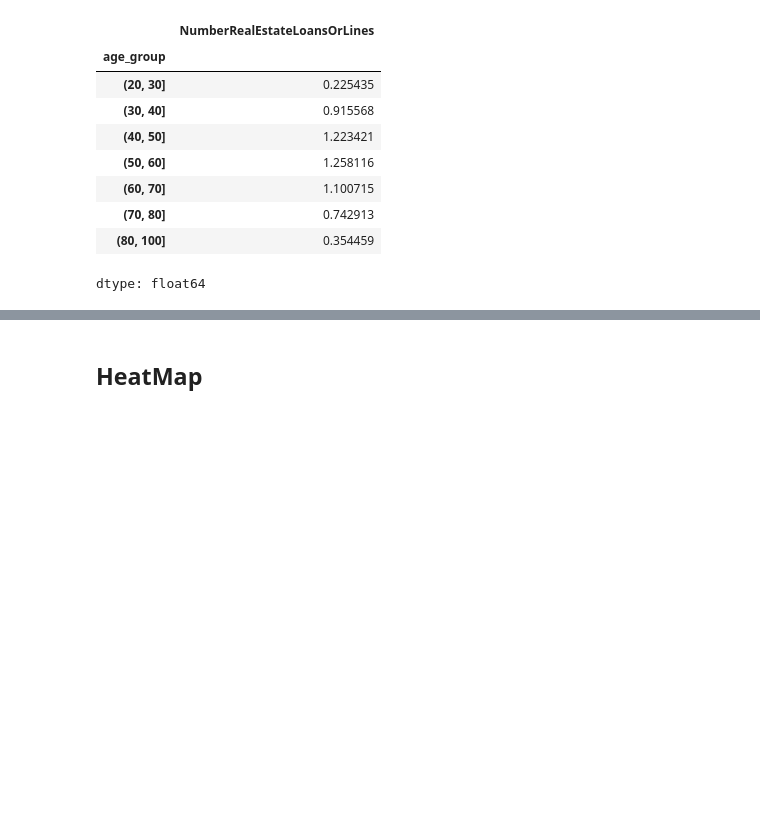
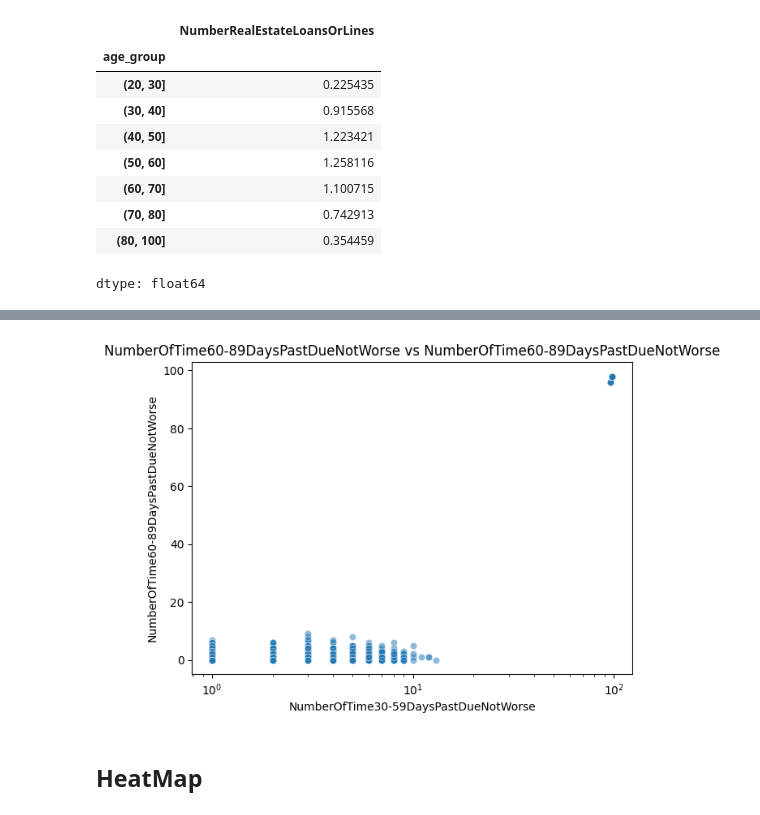
Before and after one commit to THEWACHER1103/analisis_crediticio, a Jupyter notebook: Analisis_crediticio.ipynb, the cells around one changed output, grey strips where cells are left out. Cells and saved outputs as stored; diff of their text form; code cells hidden in the pictures; blank space fills up the shorter version.

```diff
--- a/Analisis_crediticio.ipynb
+++ b/Analisis_crediticio.ipynb
@@ -406,0 +440,6 @@ dtype: float64
+# %%
+df[['age', 'NumberOfDependents']].corr(method='spearman')
+df['age_group'] = pd.cut(
+    df['age'],
+    bins=[20,30,40,50,60,70,80,100])
+df.groupby('age_group')['NumberOfDependents'].mean()
@@ -407,3 +471,12 @@ dtype: float64
+# %%
+plt.figure(figsize=(7,5))
+sns.scatterplot(data=df, y='NumberOfTime60-89DaysPastDueNotWorse', x='NumberOfTime30-59DaysPastDueNotWorse', alpha=0.5)
+plt.title('NumberOfTime60-89DaysPastDueNotWorse vs NumberOfTime60-89DaysPastDueNotWorse')
+plt.xscale('log')
+#plt.yscale('log')
+plt.show()
+# %% [output]
+[figure, added]
 # %% [markdown]
 ## HeatMap
 # %%
```
Also changed, not shown: parts of 7 cells of this notebook.
